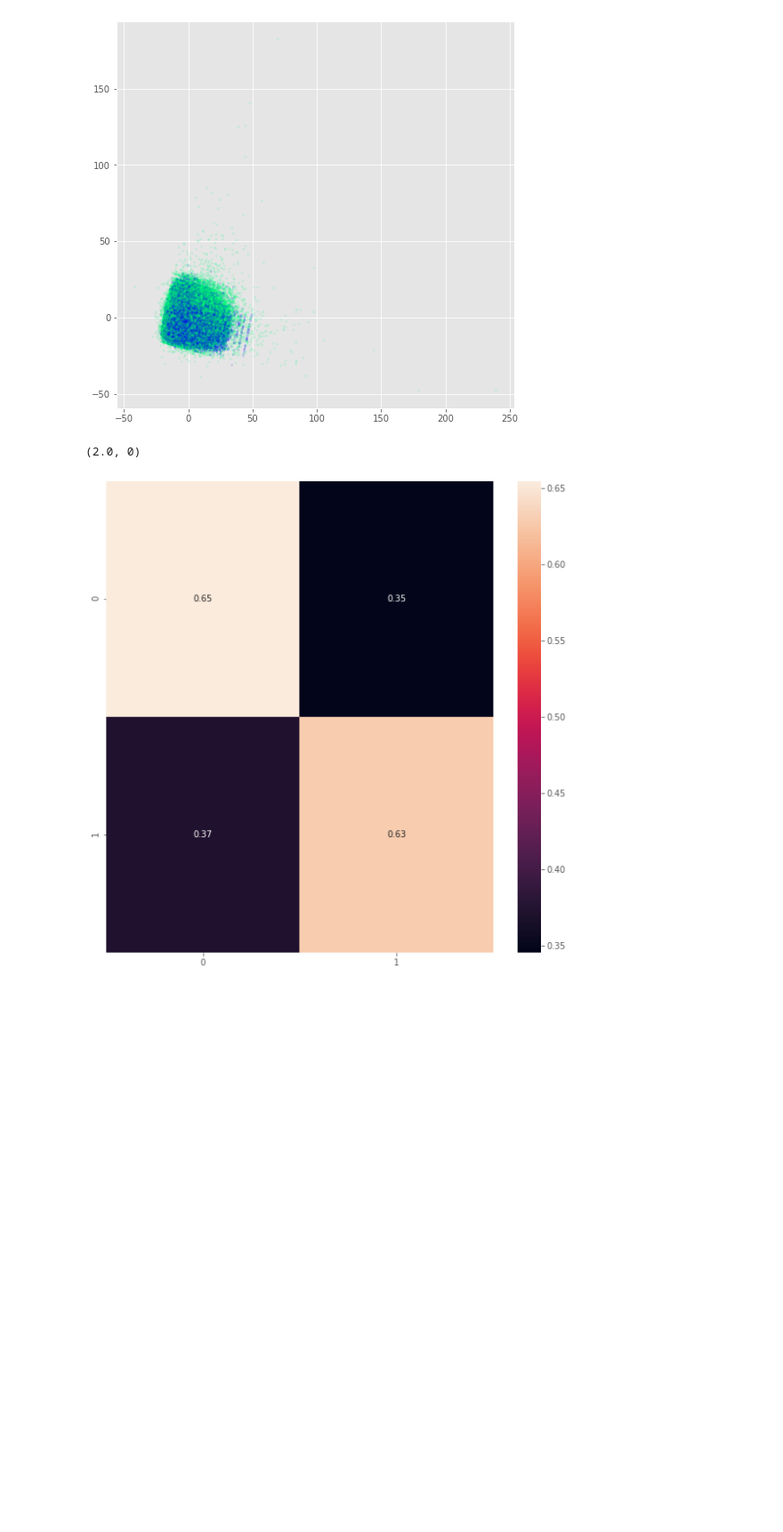
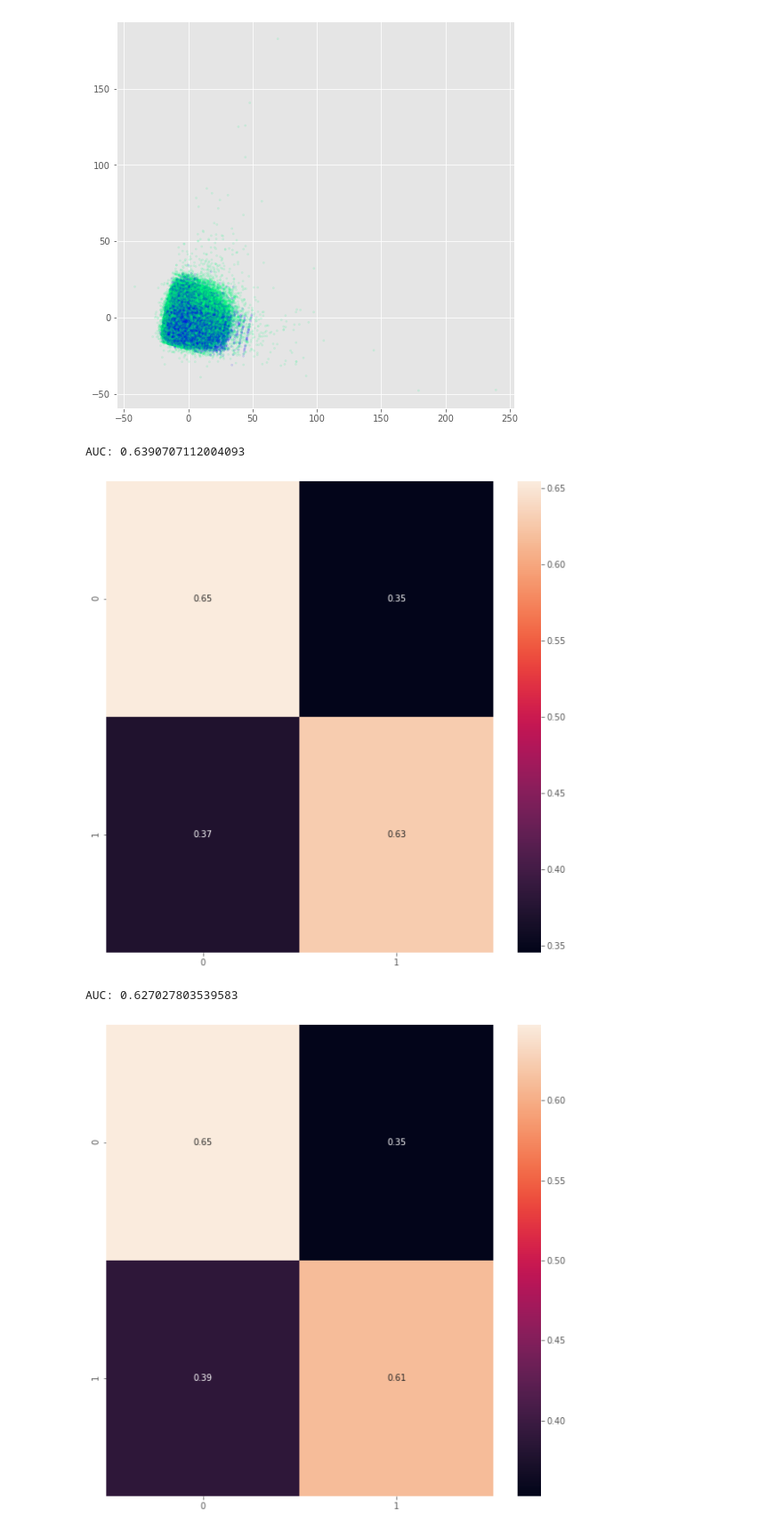
Before and after one commit to benduong2001/Food-Recommendation, a Jupyter notebook: archive/data_preparation_interaction_v6_reweighted.ipynb, the cells around one changed output. Shown: that part at 89% size. Saved outputs shown, nothing was run; the diff lists cells and outputs as text; code cells hidden in the pictures; blank space fills up the shorter version.

```diff
--- a/archive/data_preparation_interaction_v6_reweighted.ipynb
+++ b/archive/data_preparation_interaction_v6_reweighted.ipynb
@@ -622,9 +622,8 @@ ax.scatter(Z[:,0], Z[:,1],c=temp_y_pca_input, alpha=0.1, s=5, cmap="winter")
 [figure]
 # %%
 from sklearn.linear_model import LogisticRegression
-log_reg = LogisticRegression(max_iter=800, class_weight="balanced")
+log_reg = LogisticRegression(max_iter=800, class_weight="balanced", C=5)
 log_reg.fit(X_train, y_train)
-#X_val = ss.transform(X_val)
 lr_y_pred = log_reg.predict(X_val)
 
 y_true = y_val
@@ -634,9 +633,35 @@ fig, ax2 = plt.subplots(figsize=(10,10))
 ax2 = sns.heatmap(conf_matrix, annot=True) #notation: "annot" not "annote"
 y_lims = ax2.get_ylim()
 ax2.set_ylim(sum(y_lims), 0)
+
+from sklearn.metrics import roc_auc_score
+print("AUC:", roc_auc_score(y_pred.astype(int), y_true.astype(int)))
 # %% [output]
-(2.0, 0)
+AUC: 0.6390707112004093
 [figure]
+# %%
+from sklearn.linear_model import LogisticRegression
+
+pca = PCA(20)
+Z_train = pca.fit_transform(X_train)
+log_reg = LogisticRegression(max_iter=800, class_weight="balanced")
+log_reg.fit(Z_train, y_train)
+Z_val = pca.transform(X_val)
+lr_y_pred = log_reg.predict(Z_val)
+
+y_true = y_val
+y_pred = lr_y_pred
+conf_matrix = confusion_matrix(y_true, y_pred,normalize="true")
+fig, ax2 = plt.subplots(figsize=(10,10))
+ax2 = sns.heatmap(conf_matrix, annot=True) #notation: "annot" not "annote"
+y_lims = ax2.get_ylim()
+ax2.set_ylim(sum(y_lims), 0)
+
+from sklearn.metrics import roc_auc_score
+print("AUC:", roc_auc_score(y_pred.astype(int), y_true.astype(int)))
+# %% [output]
+AUC: 0.627027803539583
+[figure, added]
 # %%
 model = Sequential()
 model.add(Dense(50, input_shape=(train_X.shape[1],), activation='relu'))
```
Also changed, not shown: parts of 1 cell of this notebook.
